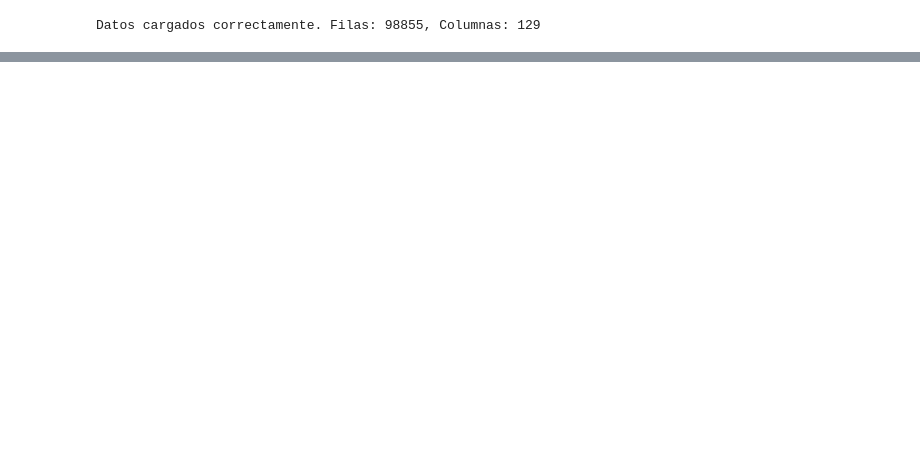
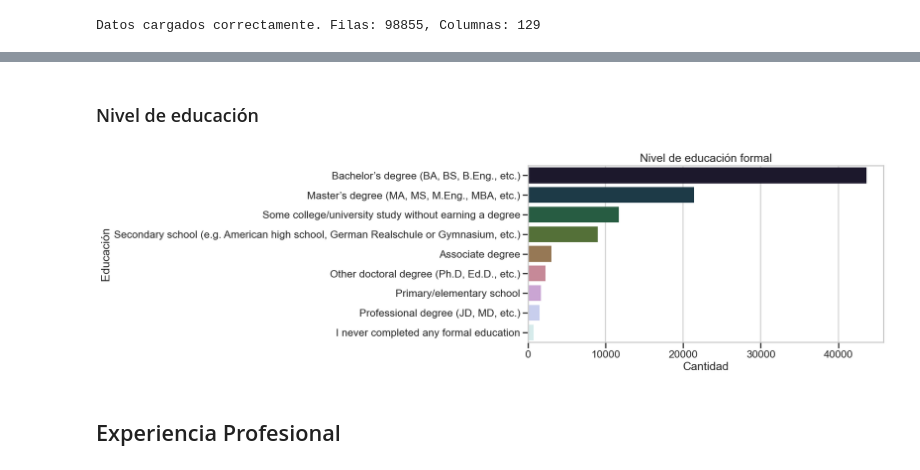
Before and after one commit to NicolasCuaran/DevSurveyInsights, a Jupyter notebook: notebooks/02_survey_eda.ipynb, the cells around one changed output, grey strips where cells are left out. Saved outputs shown, nothing was run; the diff lists cells and outputs as text; code cells hidden in the pictures; blank space fills up the shorter version.

```diff
--- a/notebooks/02_survey_eda.ipynb
+++ b/notebooks/02_survey_eda.ipynb
@@ -64,0 +188,14 @@ df_relevant = df[relevant_columns]
+# %% [markdown]
+### Nivel de educación
+# %%
+plt.figure(figsize=(10, 5))
+edu_counts = df["FormalEducation"].value_counts()
+sns.barplot(x=edu_counts.values, y=edu_counts.index, palette="cubehelix")
+plt.title("Nivel de educación formal")
+plt.xlabel("Cantidad")
+plt.ylabel("Educación")
+plt.show()
+# %% [output]
+[figure, added]
+# %% [markdown]
+## Experiencia Profesional
```
Also changed, not shown: parts of 53 cells of this notebook, 3 other files.
